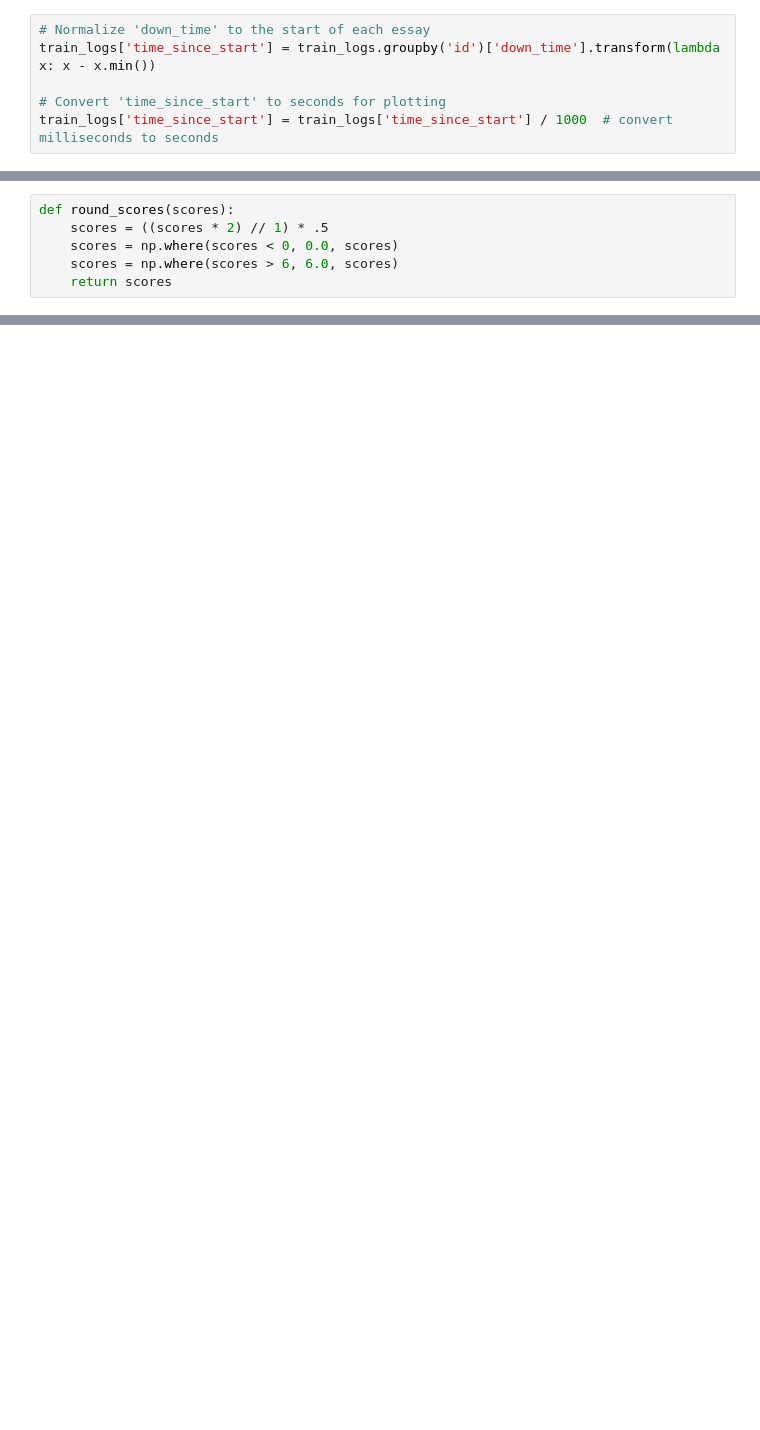
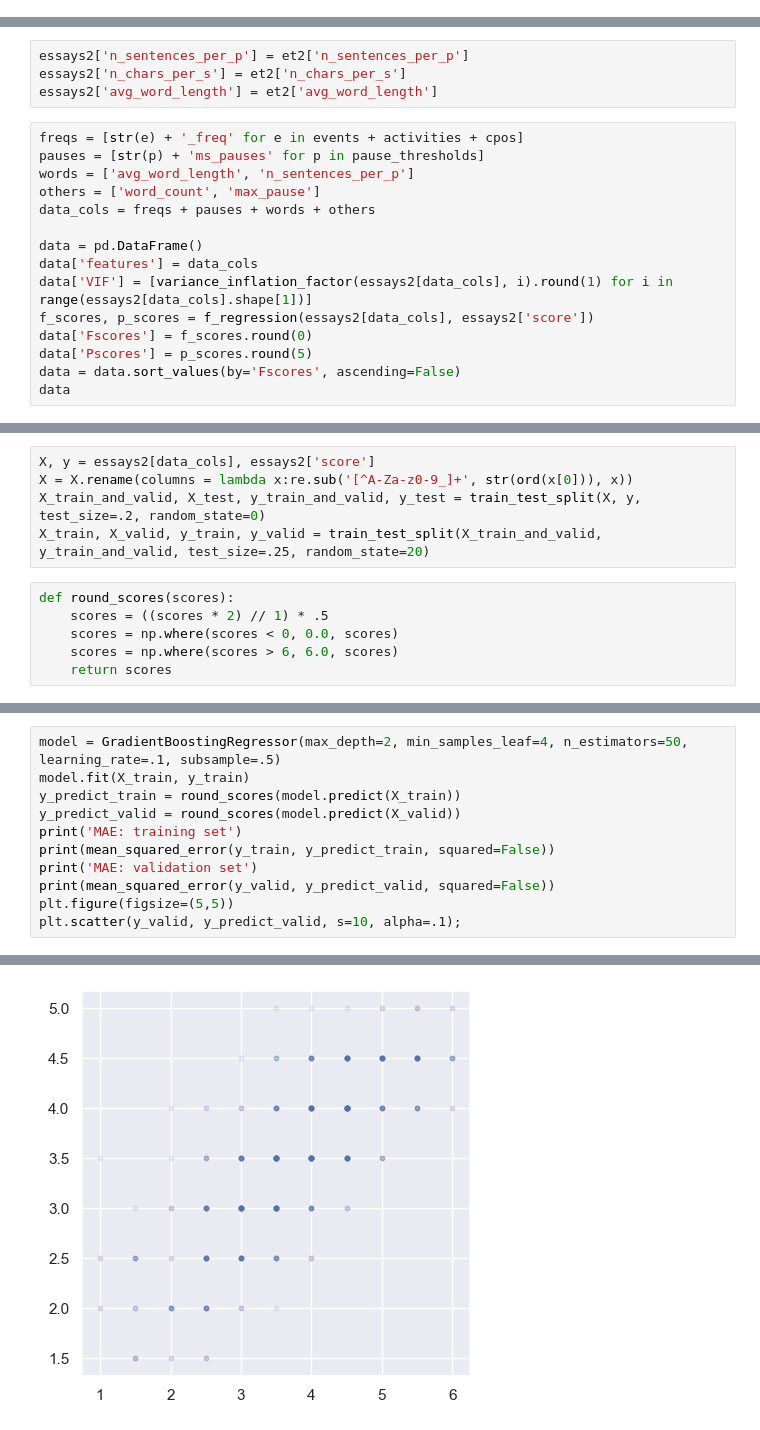
Before and after one commit to ZalmanKelber/kaggle_writing, a Jupyter notebook: writing3.ipynb, the cells around one changed output, grey strips where cells are left out. Drawn from its saved outputs; the diff is of its cells as text; blank space fills up the shorter version.

Commit message:
Add reconstructed essay info to feature engineering

```diff
--- a/writing3.ipynb
+++ b/writing3.ipynb
@@ -383,6 +25,0 @@ plot_event_intervals(sample_data, "c3663a2d", "0.5")
-# %%
-# Normalize 'down_time' to the start of each essay
-train_logs['time_since_start'] = train_logs.groupby('id')['down_time'].transform(lambda x: x - x.min())
-
-# Convert 'time_since_start' to seconds for plotting
-train_logs['time_since_start'] = train_logs['time_since_start'] / 1000  # convert milliseconds to seconds
@@ -577,0 +103,19 @@ y = final_df["score"]
+# %%
+essays2['n_sentences_per_p'] = et2['n_sentences_per_p']
+essays2['n_chars_per_s'] = et2['n_chars_per_s']
+essays2['avg_word_length'] = et2['avg_word_length']
+# %%
+freqs = [str(e) + '_freq' for e in events + activities + cpos]
+pauses = [str(p) + 'ms_pauses' for p in pause_thresholds]
+words = ['avg_word_length', 'n_sentences_per_p']
+others = ['word_count', 'max_pause']
+data_cols = freqs + pauses + words + others
+
+data = pd.DataFrame()
+data['features'] = data_cols
+data['VIF'] = [variance_inflation_factor(essays2[data_cols], i).round(1) for i in range(essays2[data_cols].shape[1])]
+f_scores, p_scores = f_regression(essays2[data_cols], essays2['score'])
+data['Fscores'] = f_scores.round(0)
+data['Pscores'] = p_scores.round(5)
+data = data.sort_values(by='Fscores', ascending=False)
+data
@@ -578,3 +140,8 @@ y = final_df["score"]
+# %%
+X, y = essays2[data_cols], essays2['score']
+X = X.rename(columns = lambda x:re.sub('[^A-Za-z0-9_]+', str(ord(x[0])), x))
+X_train_and_valid, X_test, y_train_and_valid, y_test = train_test_split(X, y, test_size=.2, random_state=0)
+X_train, X_valid, y_train, y_valid = train_test_split(X_train_and_valid, y_train_and_valid, test_size=.25, random_state=20)
 # %%
 def round_scores(scores):
     scores = ((scores * 2) // 1) * .5
@@ -647,0 +151,12 @@ RMSE:0.3002744171013128
+# %%
+model = GradientBoostingRegressor(max_depth=2, min_samples_leaf=4, n_estimators=50, learning_rate=.1, subsample=.5)
+model.fit(X_train, y_train)
+y_predict_train = round_scores(model.predict(X_train))
+y_predict_valid = round_scores(model.predict(X_valid))
+print('MAE: training set')
+print(mean_squared_error(y_train, y_predict_train, squared=False))
+print('MAE: validation set')
+print(mean_squared_error(y_valid, y_predict_valid, squared=False))
+plt.figure(figsize=(5,5))
+plt.scatter(y_valid, y_predict_valid, s=10, alpha=.1);
+# %% [output]
@@ -647,0 +167 @@ RMSE:0.3002744171013128
+[figure, added]
```
Also changed, not shown: parts of 30 cells of this notebook.
